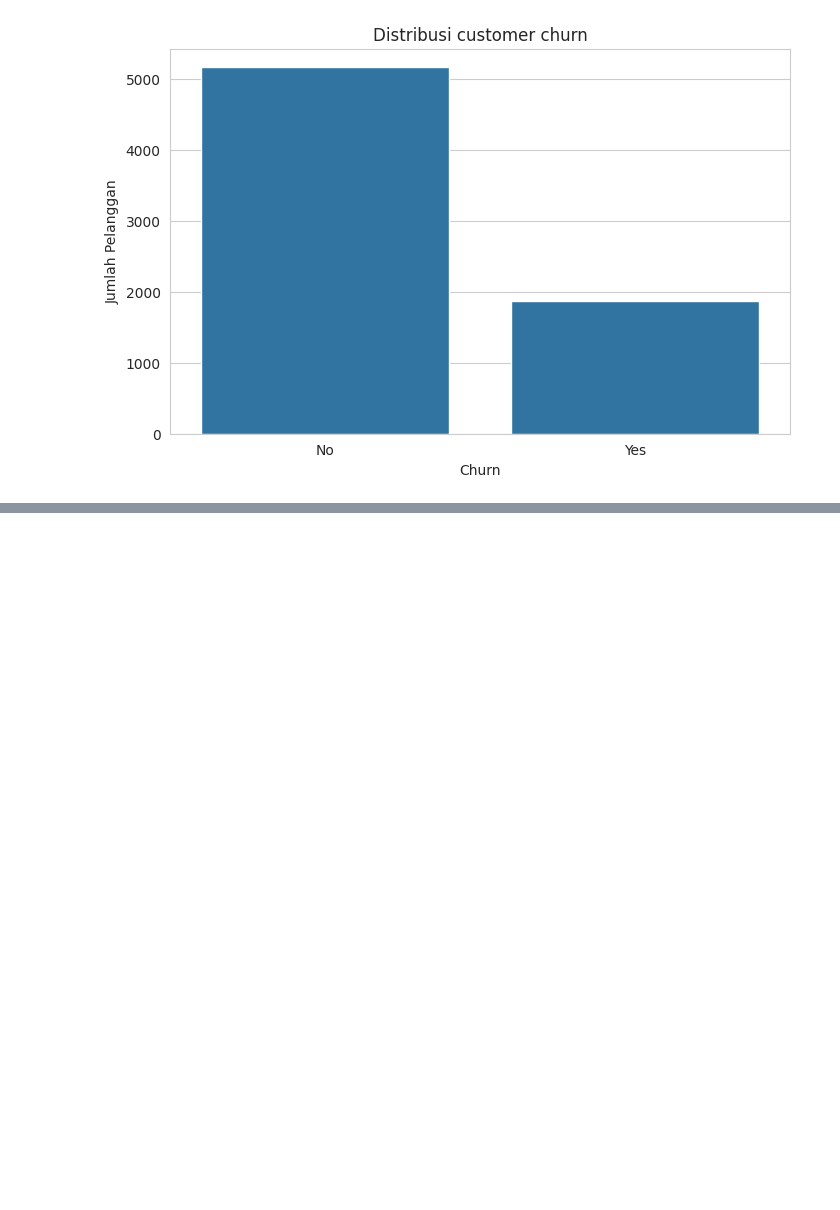
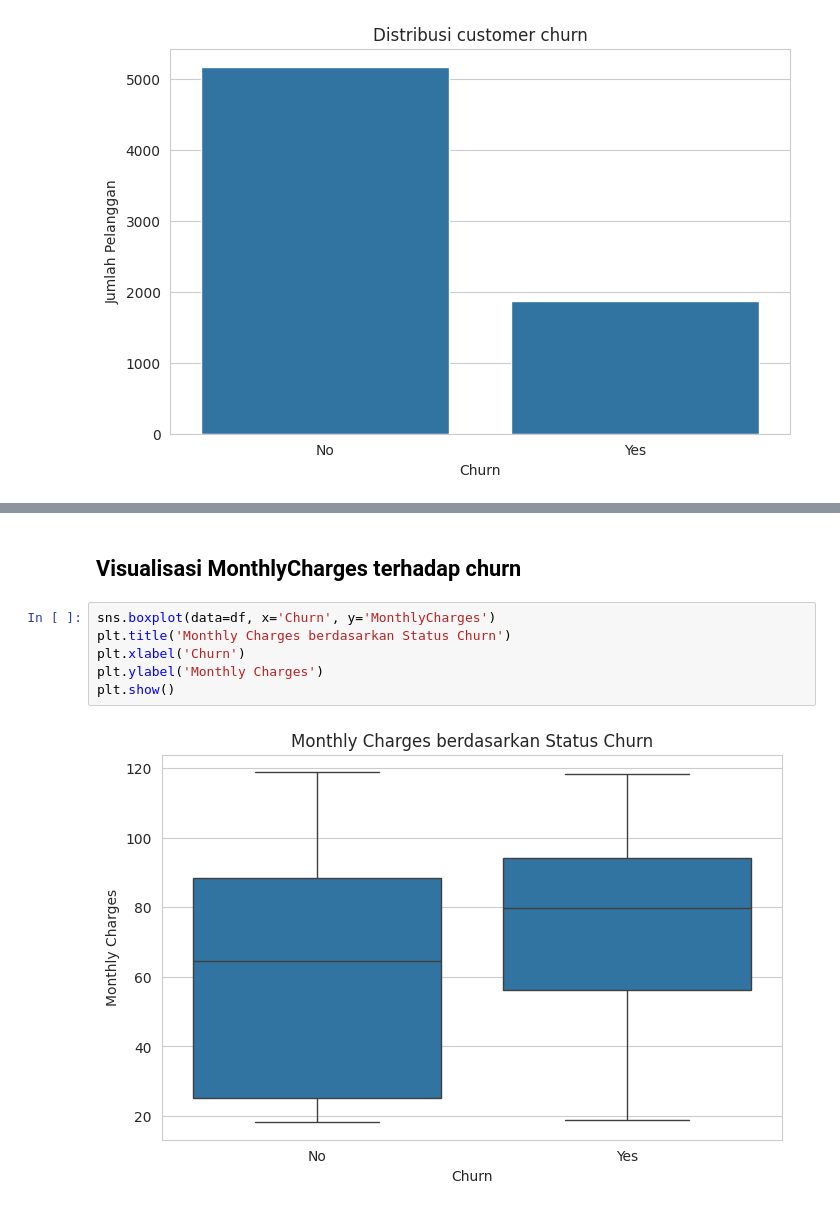
Before and after one commit to r021n/simple-machine-learing, a Jupyter notebook: Customer_Churn_Prediction.ipynb, the cells around one changed output, grey strips where cells are left out. Cells and saved outputs as stored; diff of their text form; blank space fills up the shorter version.

```diff
--- a/Customer_Churn_Prediction.ipynb
+++ b/Customer_Churn_Prediction.ipynb
@@ -102,0 +306,10 @@ plt.show()
+# %% [markdown]
+## Visualisasi MonthlyCharges terhadap churn
+# %%
+sns.boxplot(data=df, x='Churn', y='MonthlyCharges')
+plt.title('Monthly Charges berdasarkan Status Churn')
+plt.xlabel('Churn')
+plt.ylabel('Monthly Charges')
+plt.show()
+# %% [output]
+[figure, added]
```
Also changed, not shown: parts of 25 cells of this notebook.
